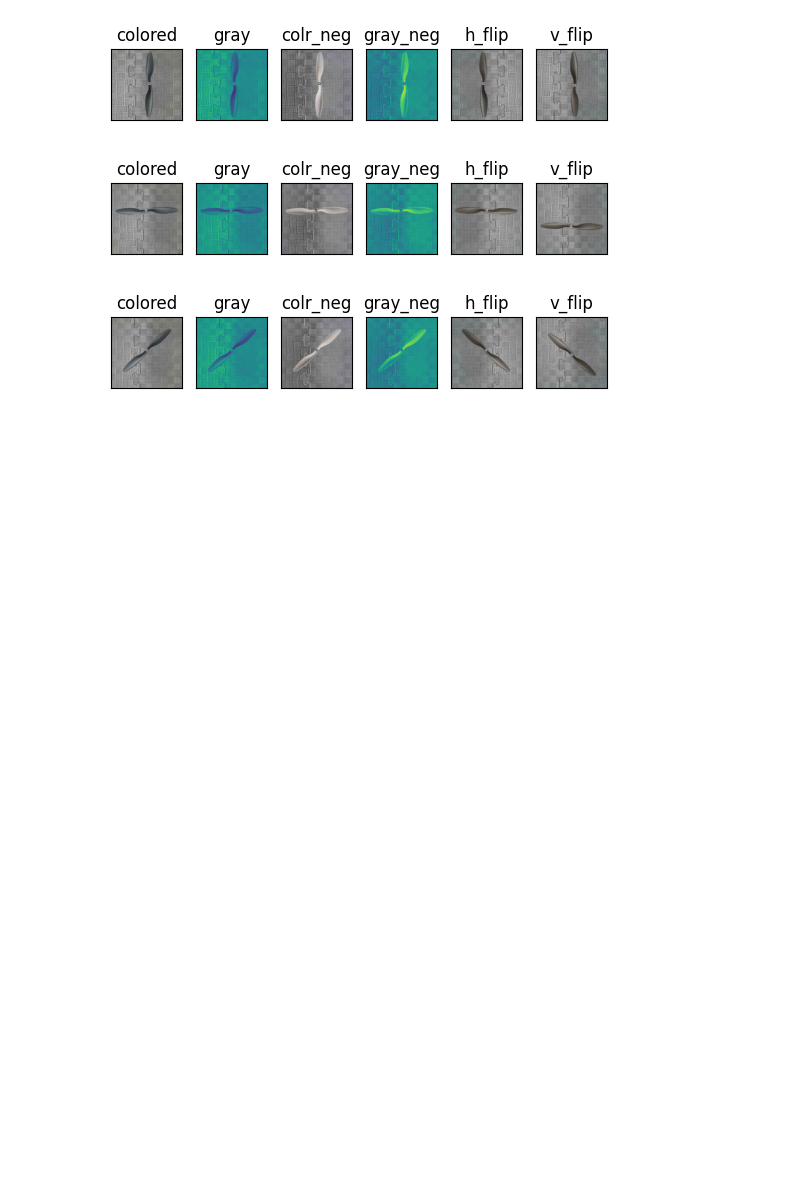
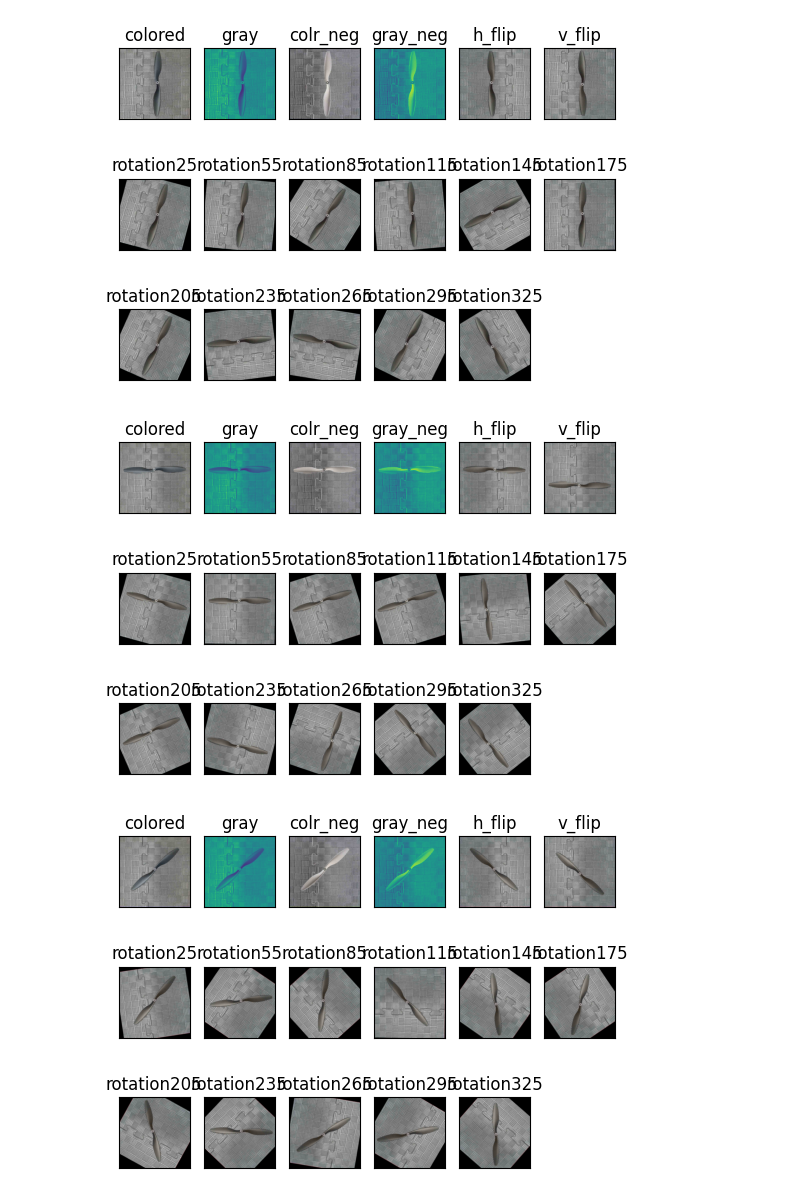
Before and after one commit to RizwanRumi/MSC_Thesis_task, a Jupyter notebook: Augmentation/Image_Augmentation_PipeLine.ipynb, the cells around one changed output. Saved outputs shown, nothing was run; the diff lists cells and outputs as text; code cells hidden in the pictures; blank space fills up the shorter version.

Commit message:
add rotation method

```diff
--- a/Augmentation/Image_Augmentation_PipeLine.ipynb
+++ b/Augmentation/Image_Augmentation_PipeLine.ipynb
@@ -49,6 +49,18 @@ def flip(image):
     title_list.append("v_flip")
 
     return flip_list, title_list
+# %%
+def rotation(image):
+    rotate_list = []
+    title_list = []
+
+    for i in range(25, 355, 30):
+        rotation = iaa.Affine(rotate=(-i, i))
+        rotated_img = rotation.augment_image(image)
+        rotate_list.append(np.asarray(rotated_img))
+        title_list.append("rotation"+str(i))
+
+    return rotate_list, title_list
 # %%
 imdir = 'images/'
 ext = ['jpg', 'jpeg']
@@ -64,34 +76,38 @@ aug_img_list = []
 labels = []
 
 for i in range(total_image):
 
     # negative image augmentation
     negative_res, titles = color_and_negative(images[i])
     aug_img_list = negative_res
     labels = titles
 
     # flip augmentation
     flip_res, titles = flip(images[i])
     aug_img_list.extend(flip_res)
     labels.extend(titles)
 
+    # rotation images between 25° and 360°
+    rotation_res, titles = rotation(images[i])
+    aug_img_list.extend(rotation_res)
+    labels.extend(titles)
 
     img_name = Path(files[i]).stem
 
     for j in range(len(labels)):
 
         #isWritten = cv2.imwrite('E:/Thesis_Task/Augmentation/augmented_images/'+img_name+'_'+labels[j]+'.jpg', aug_img_list[j])
 
-        plt.subplot(1, 6, j+1)
+        plt.subplot(3,6, j+1)
         plt.title(labels[j])
         plt.imshow(aug_img_list[j])
         plt.xticks([])
         plt.yticks([])
 
     plt.show()
     aug_img_list = []
     labels = []
 # %% [output]
-[figure, old version]
+[figure, new version]
-[figure, old version]
+[figure, new version]
-[figure, old version]
+[figure, new version]
```
Also changed, not shown: parts of 1 cell of this notebook, 1 other file.
